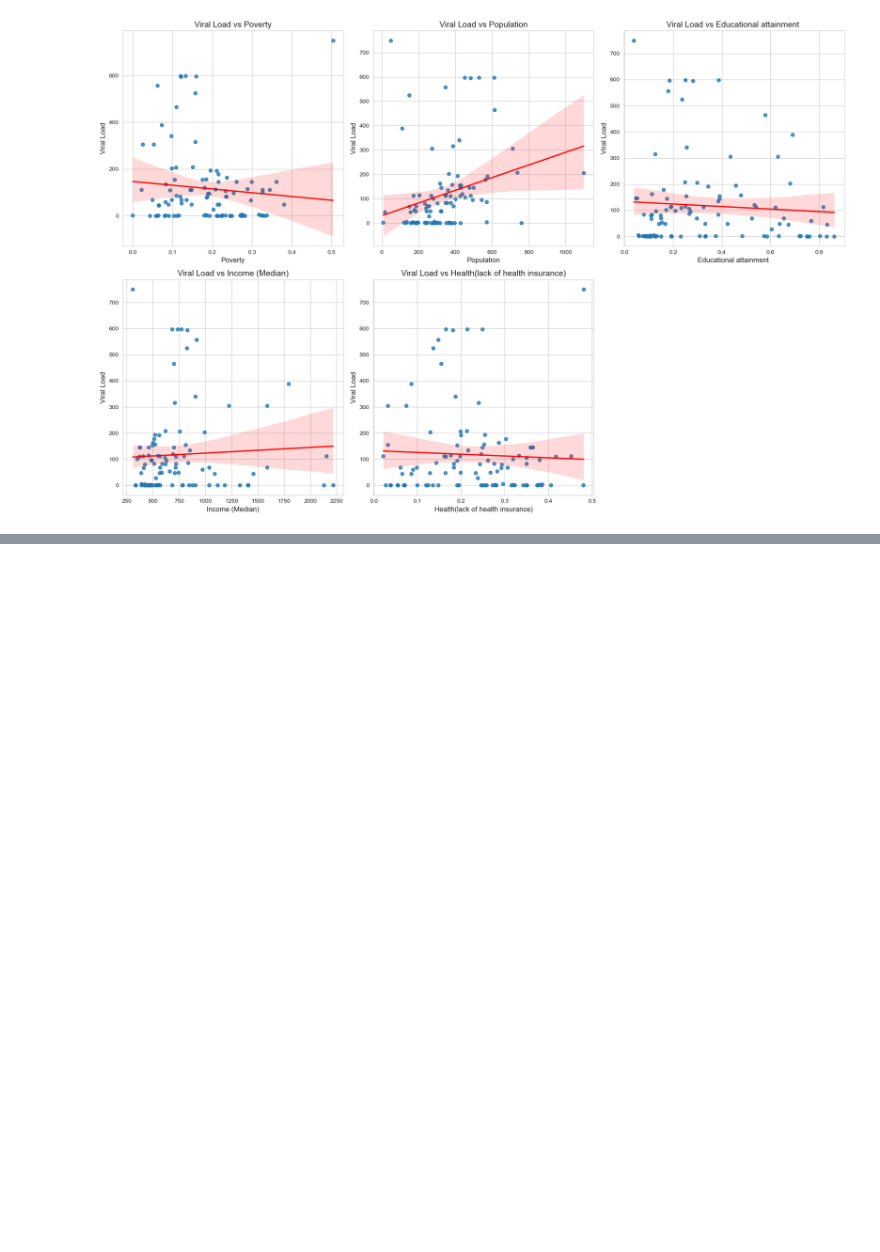
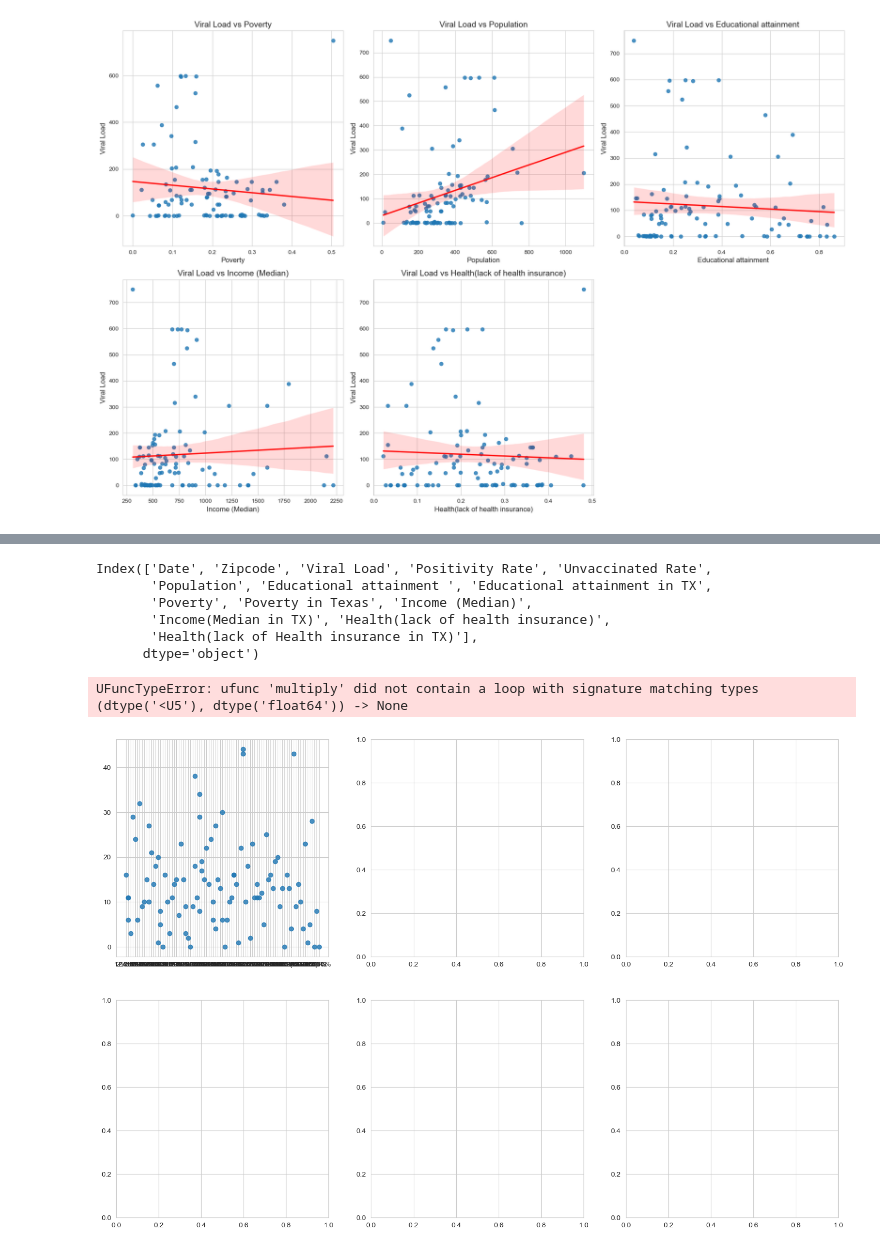
Before and after one commit to KaytchJam/Group5_Cov_Wastewater, a Jupyter notebook: src/ugsfinal.ipynb, the cells around one changed output, grey strips where cells are left out. Drawn from its saved outputs; the diff is of its cells as text; code cells hidden in the pictures; blank space fills up the shorter version.

```diff
--- a/src/ugsfinal.ipynb
+++ b/src/ugsfinal.ipynb
@@ -151,3 +151,15 @@ plt.tight_layout()
 plt.show()
 # %% [output]
 [figure]
+# %%
+import statsmodels.formula.api as smf
+
+df_cleaned = df.dropna(subset=['Positivity Rate'])
+
+
+formula = 'Q("Positivity Rate") ~ Q("Poverty") + Q("Population") + Q("Educational attainment ") + Q("Income (Median)") + Q("Health(lack of health insurance)")'
+
+
+model = smf.ols(formula, data=df_cleaned).fit()
+model_summary = model.summary()
+print(model_summary)
@@ -153,0 +184,31 @@ plt.show()
+# %%
+df.columns
+# %% [output]
+Index(['Date', 'Zipcode', 'Viral Load', 'Positivity Rate', 'Unvaccinated Rate',
+       'Population', 'Educational attainment ', 'Educational attainment in TX',
+       'Poverty', 'Poverty in Texas', 'Income (Median)',
+       'Income(Median in TX)', 'Health(lack of health insurance)',
+       'Health(lack of Health insurance in TX)'],
+      dtype='object')
+# %%
+import matplotlib.pyplot as plt
+import seaborn as sns
+
+sns.set_style("whitegrid")
+independent_vars = ['Poverty', 'Population', 'Educational attainment ', 'Income (Median)', 'Health(lack of health insurance)']
+fig, axes = plt.subplots(nrows=2, ncols=3, figsize=(18, 12))
+axes = axes.flatten()
+
+for i, var in enumerate(independent_vars):
+    sns.regplot(x=var, y='Positivity Rate', data=df_cleaned, ax=axes[i], line_kws={"color": "red"})
+    axes[i].set_title(f'Positivity Rate vs {var}', fontsize=14)
+    axes[i].set_xlabel(var, fontsize=12)
+    axes[i].set_ylabel('Positivity Rate', fontsize=12)
+for j in range(i+1, len(axes)):
+    fig.delaxes(axes[j])
+
+plt.tight_layout()
+plt.show()
+# %% [output]
+UFuncTypeError: ufunc 'multiply' did not contain a loop with signature matching types (dtype('<U5'), dtype('float64')) -> None
+[figure, added]
```
Also changed, not shown: parts of 1 cell of this notebook, 1 other file.
